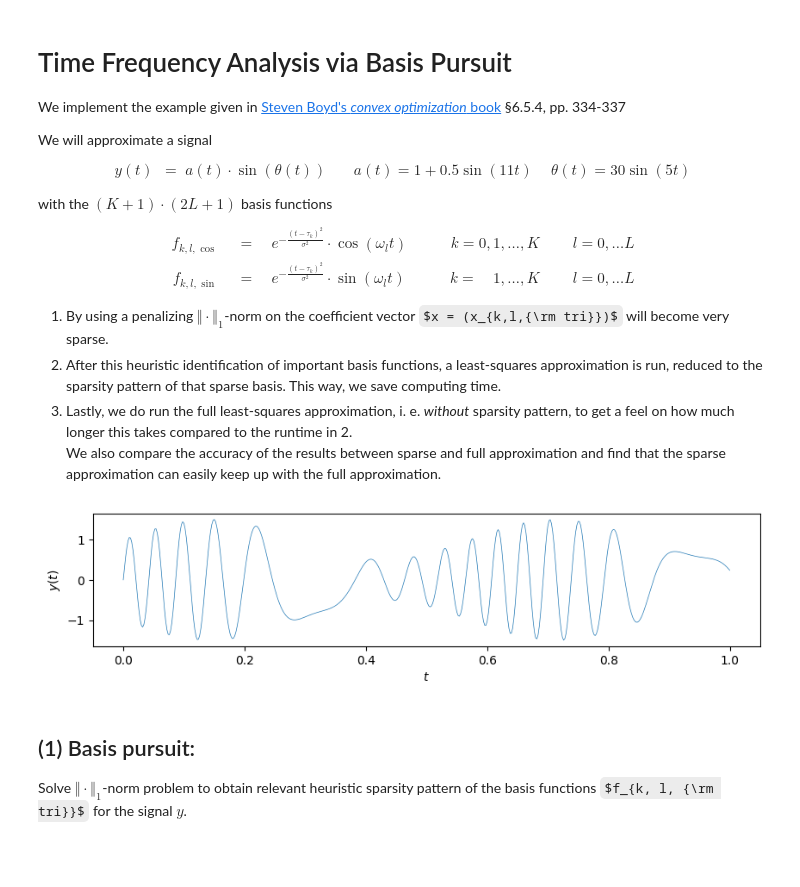
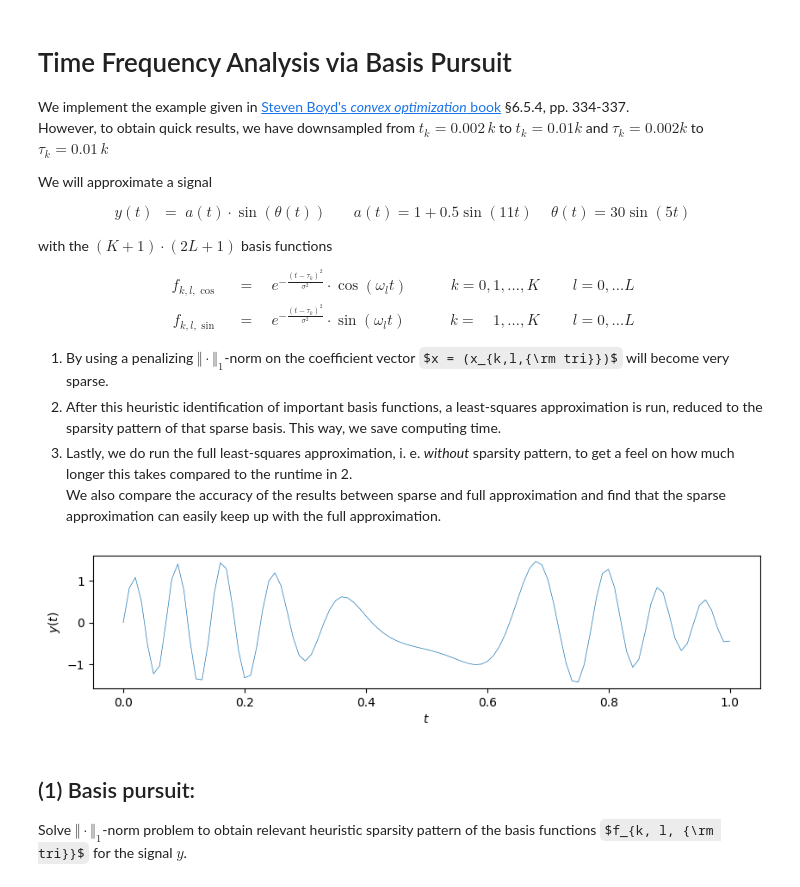
Before and after one commit to dhjnam/cvx-opt, a Jupyter notebook: 06_5_4_time_frequency_analysis_with_basis_pursuit.ipynb, the cells around one changed output. Saved outputs shown, nothing was run; the diff lists cells and outputs as text; code cells hidden in the pictures; some formulas as TeX source; blank space fills up the shorter version.

```diff
--- a/06_5_4_time_frequency_analysis_with_basis_pursuit.ipynb
+++ b/06_5_4_time_frequency_analysis_with_basis_pursuit.ipynb
@@ -1,7 +1,9 @@
 # %% [markdown]
 # Time Frequency Analysis via Basis Pursuit
 
-We implement the example given in [Steven Boyd's _convex optimization_ book](https://web.stanford.edu/~boyd/cvxbook/bv_cvxbook.pdf) §6.5.4, pp. 334-337
+We implement the example given in [Steven Boyd's _convex optimization_ book](https://web.stanford.edu/~boyd/cvxbook/bv_cvxbook.pdf) §6.5.4, pp. 334-337.
+<br>
+However, to obtain quick results, we have downsampled from $t_k = 0.002 \, k$ to $t_k = 0.01 k$ and $\tau_k = 0.002 k$ to $\tau_k = 0.01 \, k$
 
 We will approximate a signal
 $$
@@ -34,27 +36,27 @@ $$
 # %%
 import numpy as np
 import cvxpy as cp
 import matplotlib.pyplot as plt
 
 # The following fcns operate on scalar `t` as well as on `np.ndarray` `t`.
 # If `t` is `np.ndarray`, the return value is `np.ndarray` as well.
 a_fcn = lambda t: 1 + .5 * np.sin(11 * t)
 freq0 = 30
 freq1 = 5
 theta_fcn = lambda t: freq0 * np.sin(freq1 * t)
 y_fcn = lambda t: a_fcn(t) * np.sin(theta_fcn(t))
 
-m = 501
+m = 101
 
 t = np.linspace(0, 1, m)
 y = y_fcn(t)
 
 fig, ax = plt.subplots(figsize=(10, 2))
 ax.plot(t, y, linewidth=.5)
 ax.set(xlabel='$t$', ylabel='$y(t)$')
 plt.show()
 # %% [output]
-[figure, old version]
+[figure, new version]
 # %% [markdown]
 ## (1) Basis pursuit:
 
```
Also changed, not shown: parts of 5 cells of this notebook.
